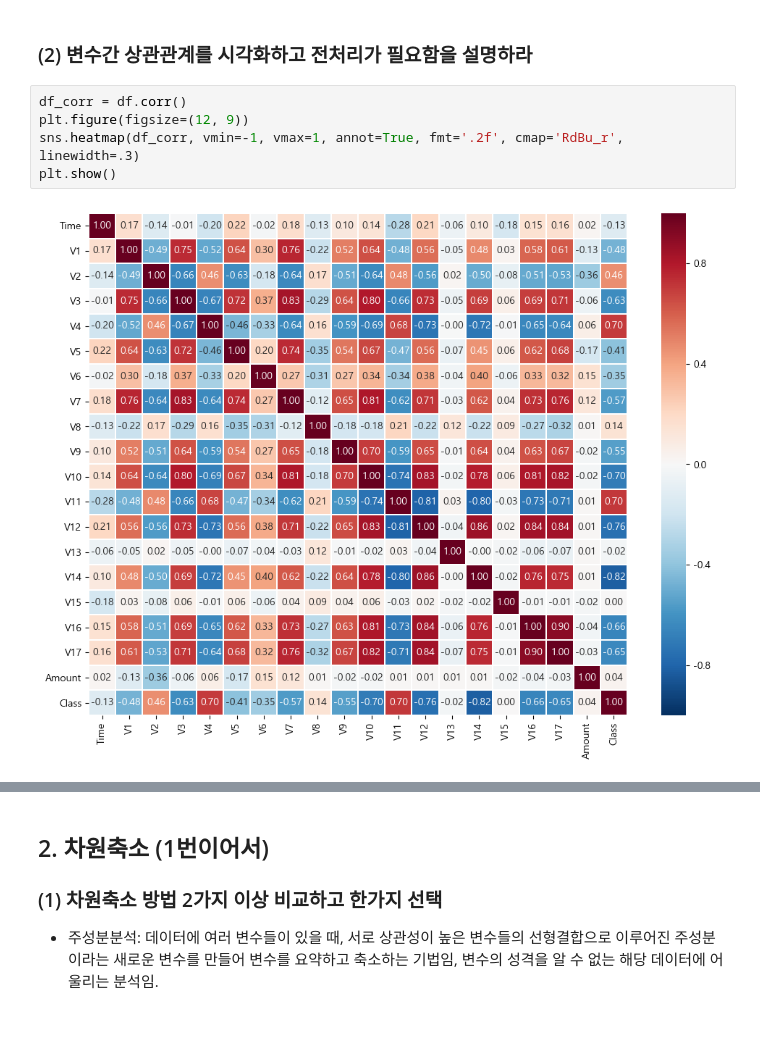
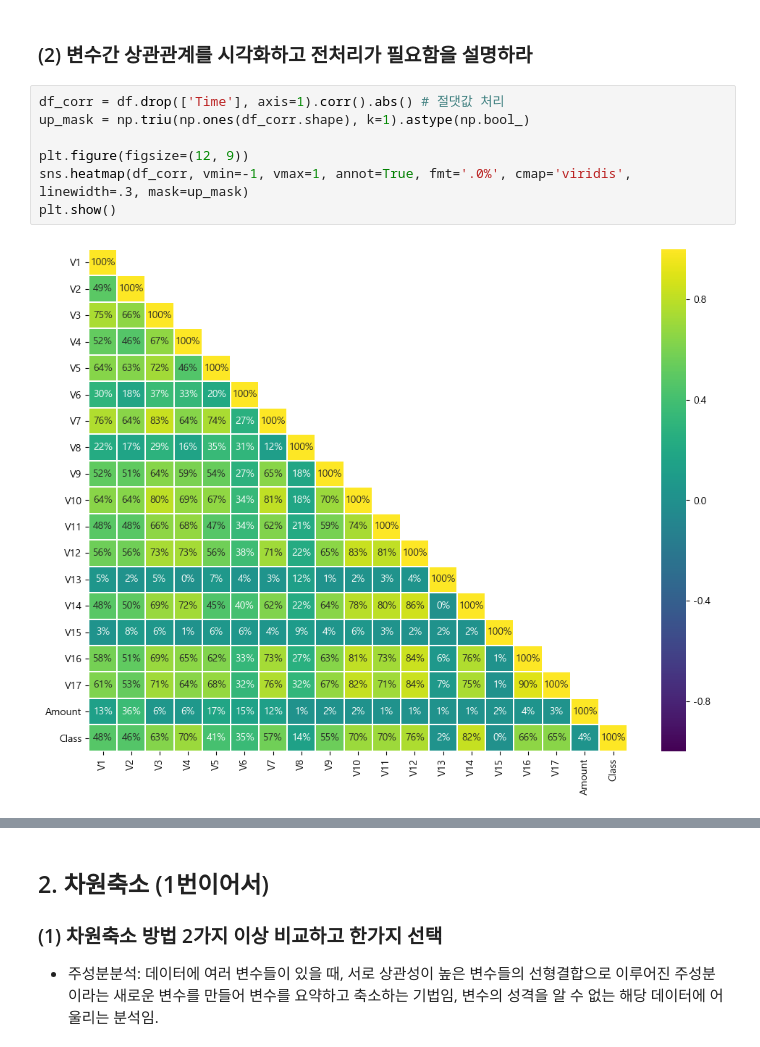
Before and after one commit to Park-Young-Bin/ADP_code, a Jupyter notebook: 27회 기출.ipynb, the cells around one changed output, grey strips where cells are left out. Saved outputs shown, nothing was run; the diff lists cells and outputs as text.

```diff
--- a/27회 기출.ipynb
+++ b/27회 기출.ipynb
@@ -87,9 +142,11 @@ plt.show()
 # %% [markdown]
 ### (2) 변수간 상관관계를 시각화하고 전처리가 필요함을 설명하라
 # %%
-df_corr = df.corr()
+df_corr = df.drop(['Time'], axis=1).corr().abs() # 절댓값 처리
+up_mask = np.triu(np.ones(df_corr.shape), k=1).astype(np.bool_)
+
 plt.figure(figsize=(12, 9))
-sns.heatmap(df_corr, vmin=-1, vmax=1, annot=True, fmt='.2f', cmap='RdBu_r', linewidth=.3)
+sns.heatmap(df_corr, vmin=-1, vmax=1, annot=True, fmt='.0%', cmap='viridis', linewidth=.3, mask=up_mask)
 plt.show()
 # %% [output]
-[figure, old version]
+[figure, new version]
```
Also changed, not shown: parts of 34 cells of this notebook.
